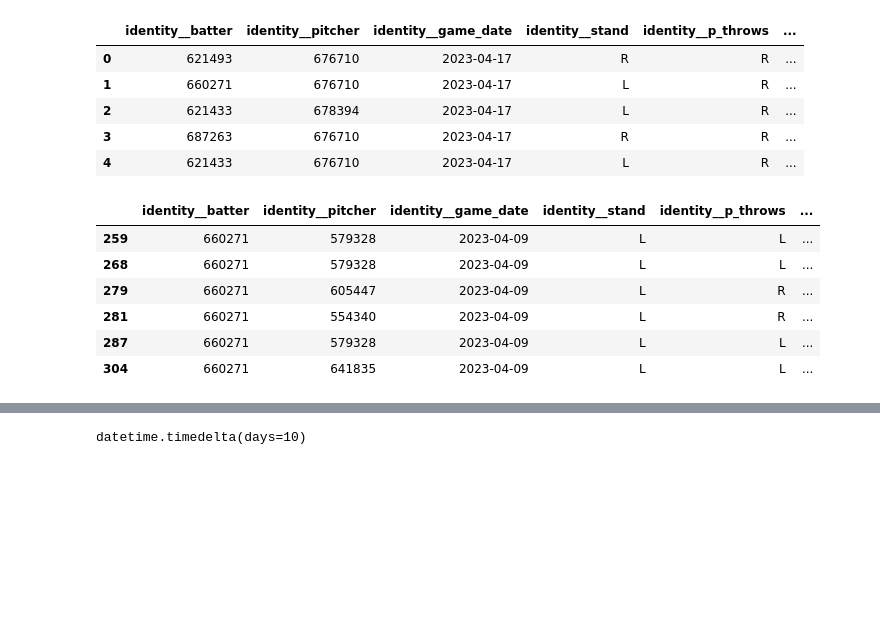
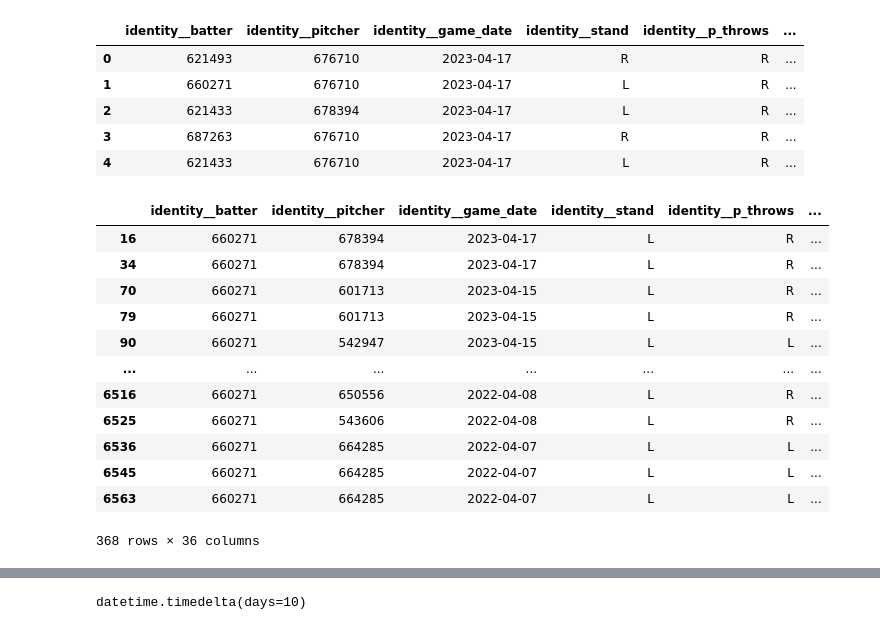
Before and after one commit to allenttchen/baseball-analytics, a Jupyter notebook: notebooks/eda.ipynb, the cells around one changed output, grey strips where cells are left out. Drawn from its saved outputs; the diff is of its cells as text; code cells hidden in the pictures; blank space fills up the shorter version.

```diff
--- a/notebooks/eda.ipynb
+++ b/notebooks/eda.ipynb
@@ -510,16 +553,23 @@ features_and_events.head()
 # %%
 features_and_events[
     (features_and_events["identity__batter"] == 660271) &
-    (features_and_events["identity__game_date"] == "2023-04-09")
+    #(features_and_events["identity__game_date"] == "2023-04-09")
+    (features_and_events["head_to_head__1B"] > 0)
 ]
 # %% [output]
 |  | identity__batter | identity__pitcher | identity__game_date | identity__stand | identity__p_throws | ... |
-| 259 | 660271 | 579328 | 2023-04-09 | L | L | ... |
-| 268 | 660271 | 579328 | 2023-04-09 | L | L | ... |
-| 279 | 660271 | 605447 | 2023-04-09 | L | R | ... |
-| 281 | 660271 | 554340 | 2023-04-09 | L | R | ... |
-| 287 | 660271 | 579328 | 2023-04-09 | L | L | ... |
-| 304 | 660271 | 641835 | 2023-04-09 | L | L | ... |
+| 16 | 660271 | 678394 | 2023-04-17 | L | R | ... |
+| 34 | 660271 | 678394 | 2023-04-17 | L | R | ... |
+| 70 | 660271 | 601713 | 2023-04-15 | L | R | ... |
+| 79 | 660271 | 601713 | 2023-04-15 | L | R | ... |
+| 90 | 660271 | 542947 | 2023-04-15 | L | L | ... |
+| ... | ... | ... | ... | ... | ... | ... |
+| 6516 | 660271 | 650556 | 2022-04-08 | L | R | ... |
+| 6525 | 660271 | 543606 | 2022-04-08 | L | R | ... |
+| 6536 | 660271 | 664285 | 2022-04-07 | L | L | ... |
+| 6545 | 660271 | 664285 | 2022-04-07 | L | L | ... |
+| 6563 | 660271 | 664285 | 2022-04-07 | L | L | ... |
+368 rows × 36 columns
 # %%
 data[
     (data["batter"] == 660271)&
```
Also changed, not shown: parts of 5 cells of this notebook, 5 other files.
